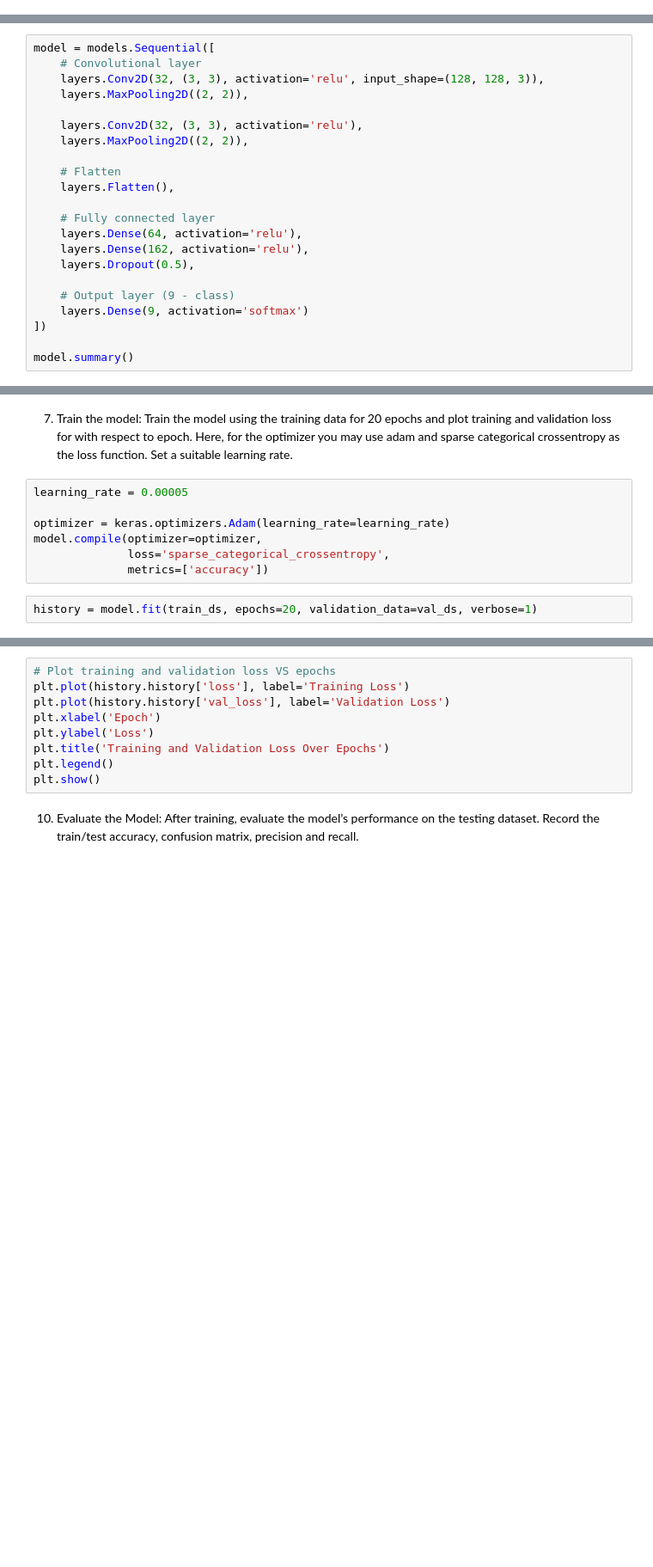
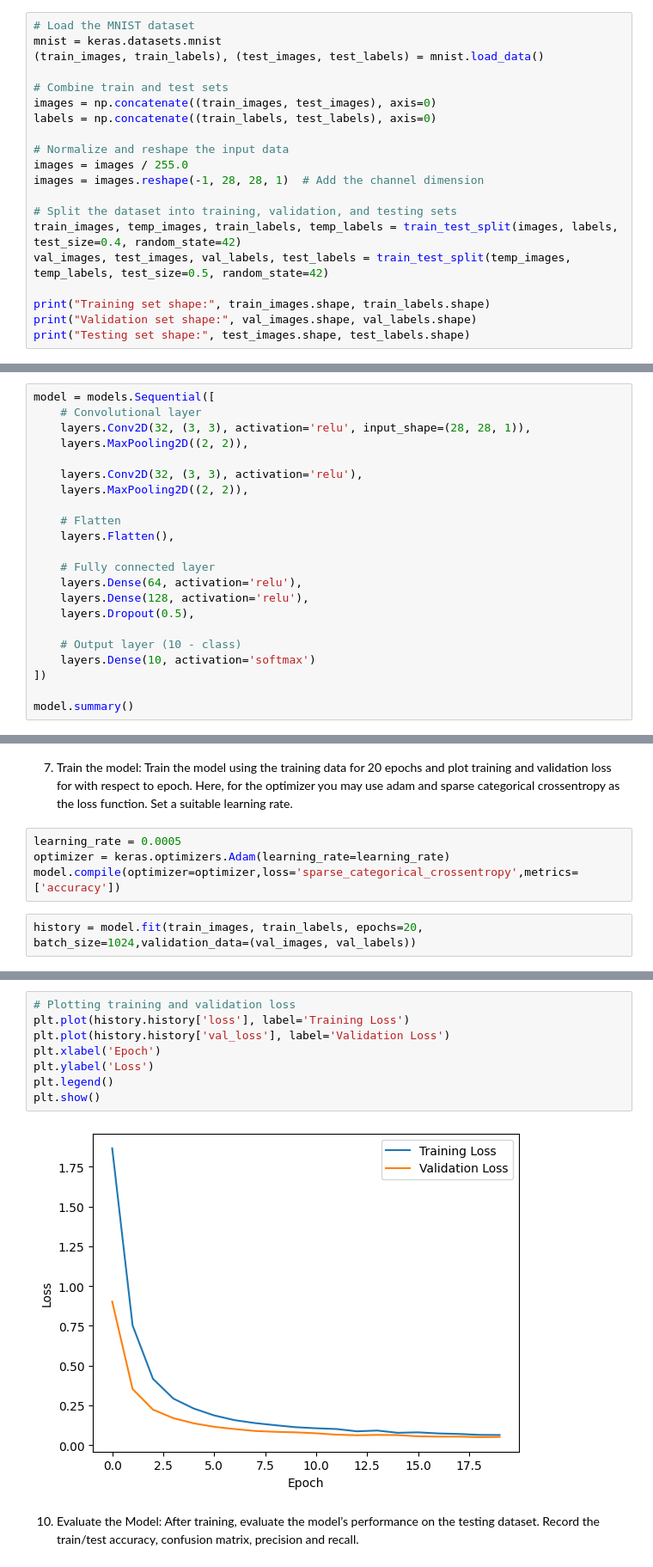
Before and after one commit to lakshithagnk/CNN-image-classification, a Jupyter notebook: Assignment_03_realwast_dataset.ipynb, the cells around one changed output, grey strips where cells are left out. Shown at 86% size. Cells and saved outputs as stored; diff of their text form; blank space fills up the shorter version.

```diff
--- a/Assignment_03_realwast_dataset.ipynb
+++ b/Assignment_03_realwast_dataset.ipynb
@@ -89,0 +20,20 @@ test_ds = test_ds.map(normalize)
+# %%
+# Load the MNIST dataset
+mnist = keras.datasets.mnist
+(train_images, train_labels), (test_images, test_labels) = mnist.load_data()
+
+# Combine train and test sets
+images = np.concatenate((train_images, test_images), axis=0)
+labels = np.concatenate((train_labels, test_labels), axis=0)
+
+# Normalize and reshape the input data
+images = images / 255.0
+images = images.reshape(-1, 28, 28, 1)  # Add the channel dimension
+
+# Split the dataset into training, validation, and testing sets
+train_images, temp_images, train_labels, temp_labels = train_test_split(images, labels, test_size=0.4, random_state=42)
+val_images, test_images, val_labels, test_labels = train_test_split(temp_images, temp_labels, test_size=0.5, random_state=42)
+
+print("Training set shape:", train_images.shape, train_labels.shape)
+print("Validation set shape:", val_images.shape, val_labels.shape)
+print("Testing set shape:", test_images.shape, test_labels.shape)
@@ -92,7 +48,7 @@ test_ds = test_ds.map(normalize)
 # %%
 model = models.Sequential([
     # Convolutional layer
-    layers.Conv2D(32, (3, 3), activation='relu', input_shape=(128, 128, 3)),
+    layers.Conv2D(32, (3, 3), activation='relu', input_shape=(28, 28, 1)),
     layers.MaxPooling2D((2, 2)),
 
     layers.Conv2D(32, (3, 3), activation='relu'),
@@ -103,11 +59,11 @@ model = models.Sequential([
 
     # Fully connected layer
     layers.Dense(64, activation='relu'),
-    layers.Dense(162, activation='relu'),
+    layers.Dense(128, activation='relu'),
     layers.Dropout(0.5),
 
-    # Output layer (9 - class)
-    layers.Dense(9, activation='softmax')
+    # Output layer (10 - class)
+    layers.Dense(10, activation='softmax')
 ])
 
 model.summary()
@@ -139,13 +95,10 @@ training and validation loss for with respect to epoch. Here, for the optimizer
 you may use adam and sparse categorical crossentropy as the loss function. Set
 a suitable learning rate.
 # %%
-learning_rate = 0.00005
-
+learning_rate = 0.0005
 optimizer = keras.optimizers.Adam(learning_rate=learning_rate)
-model.compile(optimizer=optimizer,
-              loss='sparse_categorical_crossentropy',
-              metrics=['accuracy'])
+model.compile(optimizer=optimizer,loss='sparse_categorical_crossentropy',metrics=['accuracy'])
 # %%
-history = model.fit(train_ds, epochs=20, validation_data=val_ds, verbose=1)
+history = model.fit(train_images, train_labels, epochs=20, batch_size=1024,validation_data=(val_images, val_labels))
 # %% [output]
 Epoch 1/20
@@ -153,12 +121,13 @@ Epoch 1/20
 # %%
-# Plot training and validation loss VS epochs
+# Plotting training and validation loss
 plt.plot(history.history['loss'], label='Training Loss')
 plt.plot(history.history['val_loss'], label='Validation Loss')
 plt.xlabel('Epoch')
 plt.ylabel('Loss')
-plt.title('Training and Validation Loss Over Epochs')
 plt.legend()
 plt.show()
+# %% [output]
+[figure, added]
 # %% [markdown]
 10. Evaluate the Model: After training, evaluate the model’s performance on the testing
 dataset. Record the train/test accuracy, confusion matrix, precision and recall.
```
Also changed, not shown: parts of 12 cells of this notebook.
